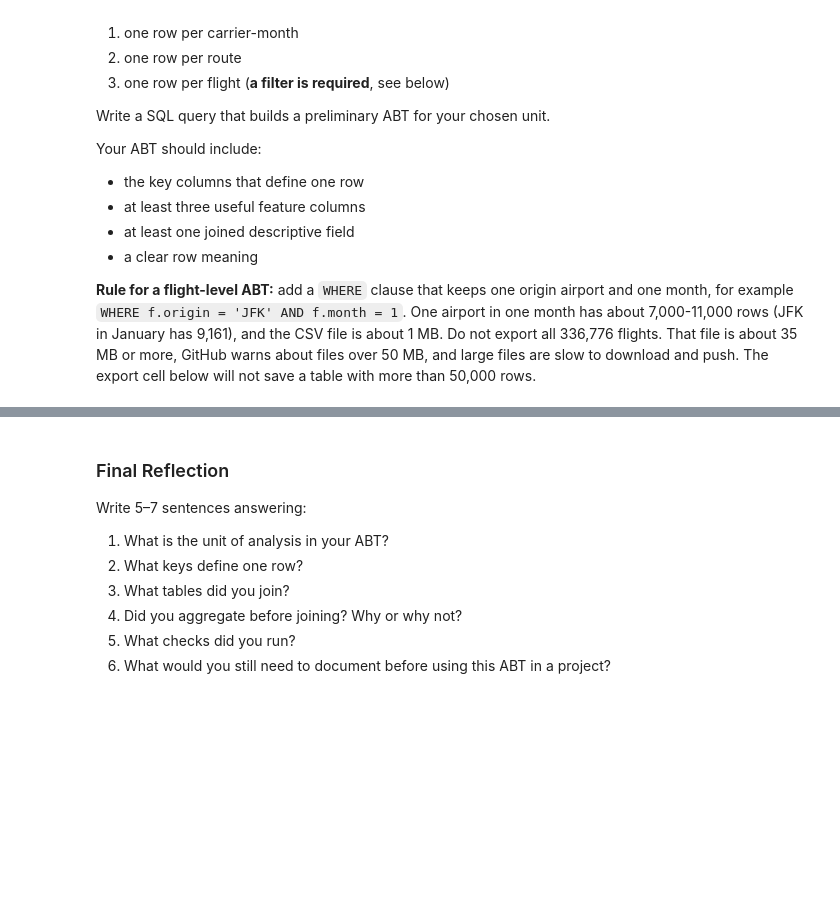
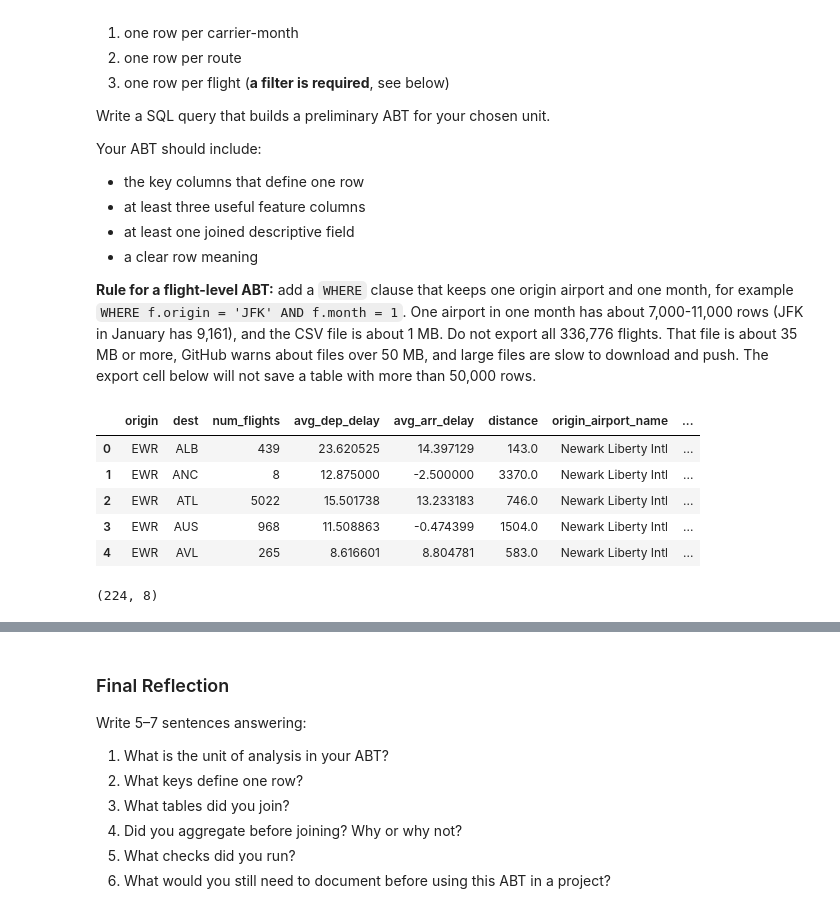
Before and after one commit to h4mmus/ban6003-week9-10-leoahmetovic, a Jupyter notebook: notebooks/module10_sql_joins_abt_guided_lab.ipynb, the cells around one changed output, grey strips where cells are left out. Drawn from its saved outputs; the diff is of its cells as text; code cells hidden in the pictures; blank space fills up the shorter version.

```diff
--- a/notebooks/module10_sql_joins_abt_guided_lab.ipynb
+++ b/notebooks/module10_sql_joins_abt_guided_lab.ipynb
@@ -675,16 +919,44 @@ Your ABT should include:
 # %%
 # Final Practice
 # Build your preliminary ABT here.
 
 query = '''
-
+SELECT
+    f.origin,
+    f.dest,
+    COUNT(*) AS num_flights,
+    AVG(f.dep_delay) AS avg_dep_delay,
+    AVG(f.arr_delay) AS avg_arr_delay,
+    AVG(f.distance) AS distance,
+    origin_ap.name AS origin_airport_name,
+    dest_ap.name AS dest_airport_name
+FROM flights AS f
+LEFT JOIN airports AS origin_ap
+    ON f.origin = origin_ap.faa
+LEFT JOIN airports AS dest_ap
+    ON f.dest = dest_ap.faa
+GROUP BY
+    f.origin,
+    f.dest,
+    origin_ap.name,
+    dest_ap.name;
 '''
 
 my_abt = run_query(query, engine)
 my_abt.head()
+# %% [output]
+|  | origin | dest | num_flights | avg_dep_delay | avg_arr_delay | distance | origin_airport_name | ... |
+| 0 | EWR | ALB | 439 | 23.620525 | 14.397129 | 143.0 | Newark Liberty Intl | ... |
+| 1 | EWR | ANC | 8 | 12.875000 | -2.500000 | 3370.0 | Newark Liberty Intl | ... |
+| 2 | EWR | ATL | 5022 | 15.501738 | 13.233183 | 746.0 | Newark Liberty Intl | ... |
+| 3 | EWR | AUS | 968 | 11.508863 | -0.474399 | 1504.0 | Newark Liberty Intl | ... |
+| 4 | EWR | AVL | 265 | 8.616601 | 8.804781 | 583.0 | Newark Liberty Intl | ... |
 # %%
 # Final Practice check 1
 # Check the shape of your ABT.
+my_abt.shape
+# %% [output]
+(224, 8)
 # %%
 # Final Practice check 2
 # Check missing values.
```
Also changed, not shown: parts of 30 cells of this notebook, 3 other files.
